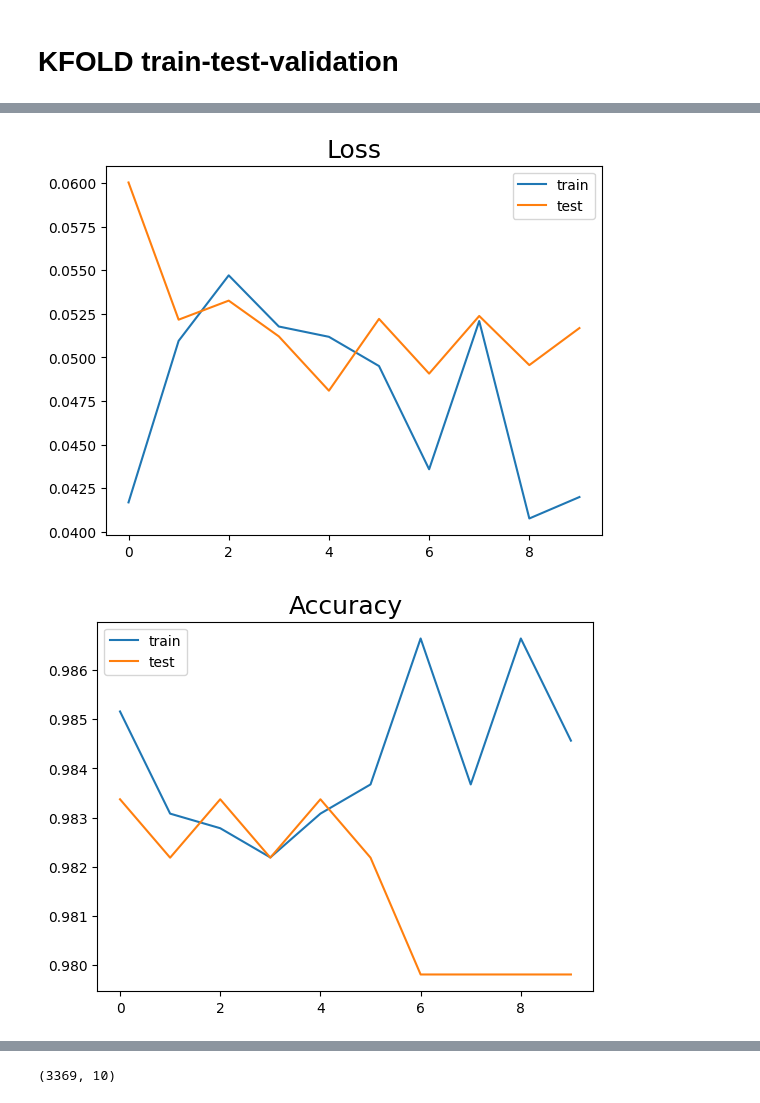
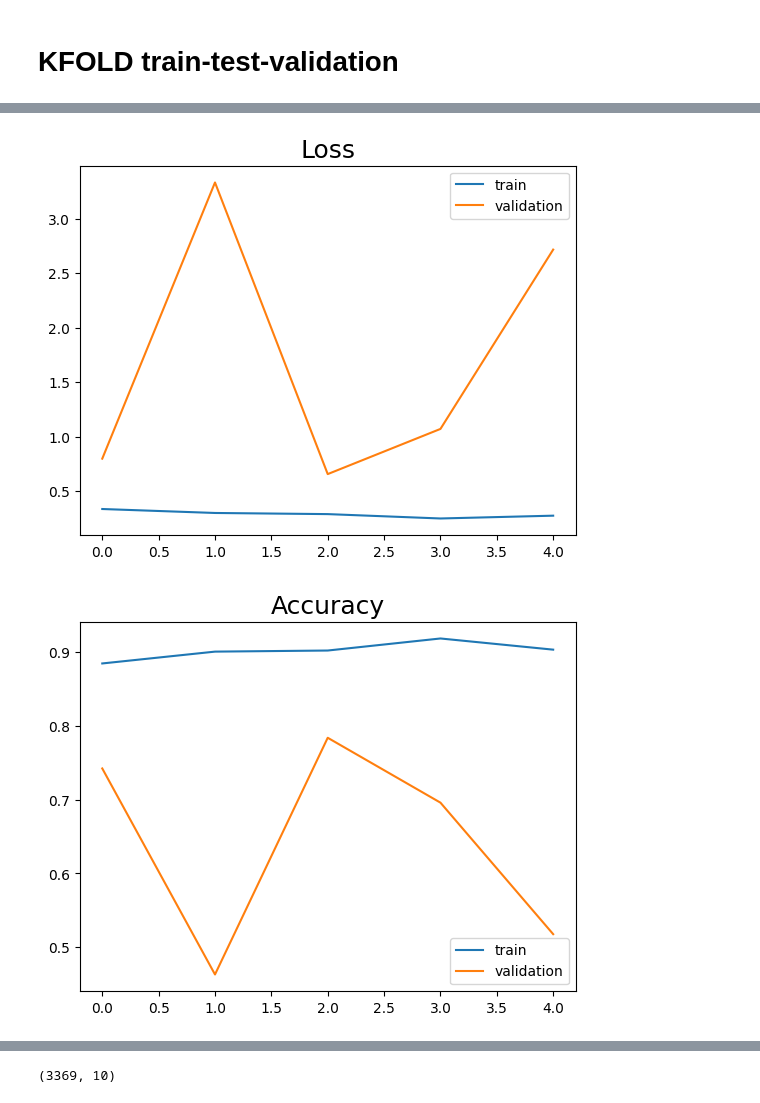
Before and after one commit to mancudEOM/Leaves, a Jupyter notebook: model_5fold_MobileNetV2_16e3.ipynb, the cells around one changed output, grey strips where cells are left out. Saved outputs shown, nothing was run; the diff lists cells and outputs as text; code cells hidden in the pictures.

```diff
--- a/model_5fold_MobileNetV2_16e3.ipynb
+++ b/model_5fold_MobileNetV2_16e3.ipynb
@@ -126,6 +126,6 @@ data_augmentation = keras.Sequential(
  #          input_tensor=keras.Input(shape=IMG_SIZE))
 # %%
 
-pre_trained_layers = keras.applications.MobileNetV2(weights="imagenet", include_top=False,
+pre_trained_layers = keras.applications.ResNet50(weights="imagenet", include_top=False,
          input_tensor=keras.Input(shape=IMG_SIZE))
 # %% [output]
@@ -163,7 +164,7 @@ model = keras.Sequential([
     keras.layers.Dense(number_of_class_labels, activation='softmax', name='output')  # Final Dense Layer with 30 neurons
 ])
 # %%
-EPOCHS = 10
+EPOCHS = 5
 LR = 1e-3
 model.compile(optimizer=keras.optimizers.Adam(learning_rate=LR),
               loss=tf.keras.losses.SparseCategoricalCrossentropy(),
@@ -266,19 +270,19 @@ import matplotlib.pyplot as plt
 # %%
 plt.title("Loss", fontdict={'fontsize':18})
 plt.plot(history.history['loss'],label='train')
-plt.plot(history.history['val_loss'],label='test')
+plt.plot(history.history['val_loss'],label='validation')
 plt.legend()
 plt.show()
 # %% [output]
-[figure, old version]
+[figure, new version]
 # %%
 plt.title("Accuracy", fontdict={'fontsize':18})
 plt.plot(history.history['accuracy'],label='train')
-plt.plot(history.history['val_accuracy'],label='test')
+plt.plot(history.history['val_accuracy'],label='validation')
 plt.legend()
 plt.show()
 # %% [output]
-[figure, old version]
+[figure, new version]
 # %%
 Y_train = []
 X_train = []
```
Also changed, not shown: parts of 12 cells of this notebook.
